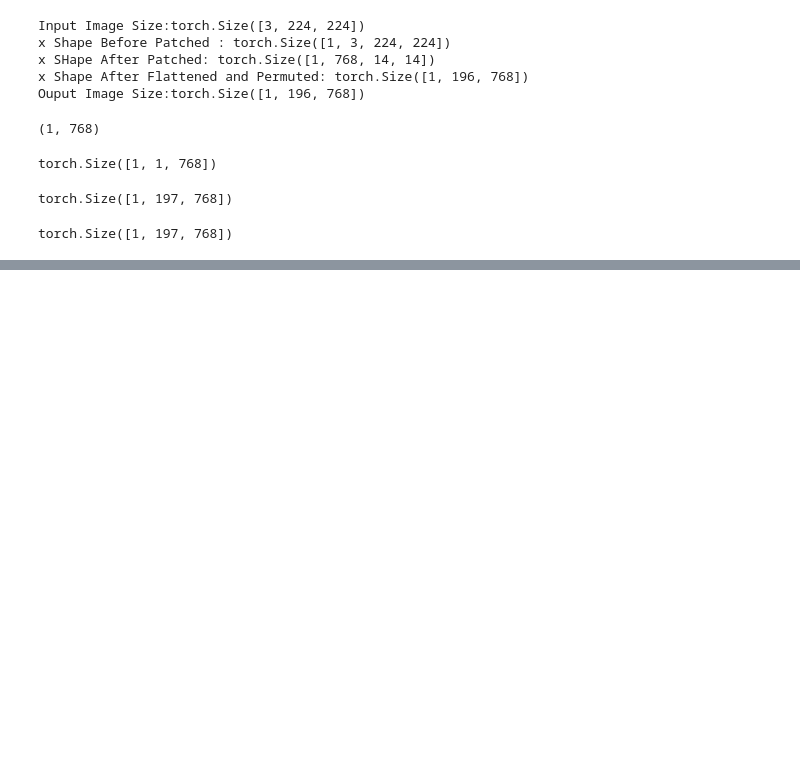
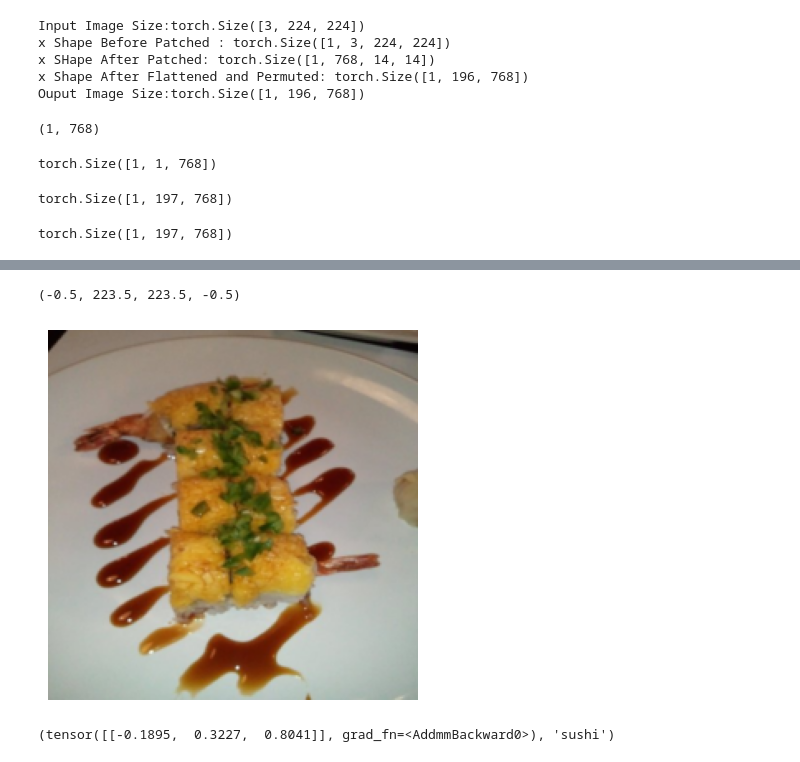
Before and after one commit to HARISH20205/ViT-Vision-Transformer, a Jupyter notebook: ViT.ipynb, the cells around one changed output, grey strips where cells are left out. Saved outputs shown, nothing was run; the diff lists cells and outputs as text; code cells hidden in the pictures; blank space fills up the shorter version.

```diff
--- a/ViT.ipynb
+++ b/ViT.ipynb
@@ -268,0 +592,21 @@ patched_and_pos_embed_attn_out_and_mlp_out,patched_and_pos_embed_attn_out_and_ml
+# %%
+image_batch,label_batch = next(iter(train_dataloader))
+test_image,test_label = image_batch[0],label_batch[0]
+
+plt.imshow(test_image.permute(1,2,0))
+plt.axis(False)
+# %% [output]
+(-0.5, 223.5, 223.5, -0.5)
+[figure, added]
+# %%
+vit = ViT(image_size=224,
+          in_channels=3,
+          patch_size=16,
+          num_layers=12,
+          embedding_dim=768,
+          num_heads=12,
+          mlp_size=3072,num_classes=3)
+out = vit(test_image.unsqueeze(0))
+out,class_names[out.argmax()]
+# %% [output]
+(tensor([[-0.1895,  0.3227,  0.8041]], grad_fn=<AddmmBackward0>), 'sushi')
```
Also changed, not shown: parts of 17 cells of this notebook.
